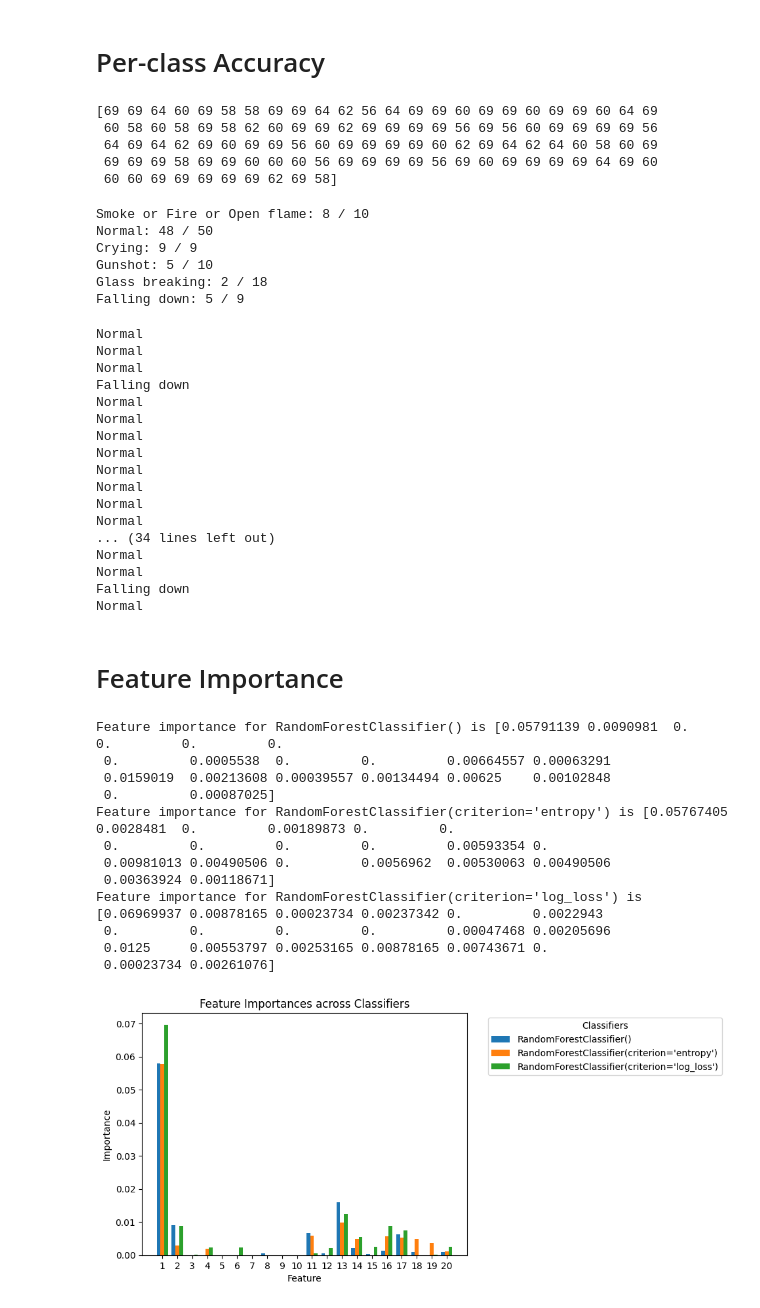
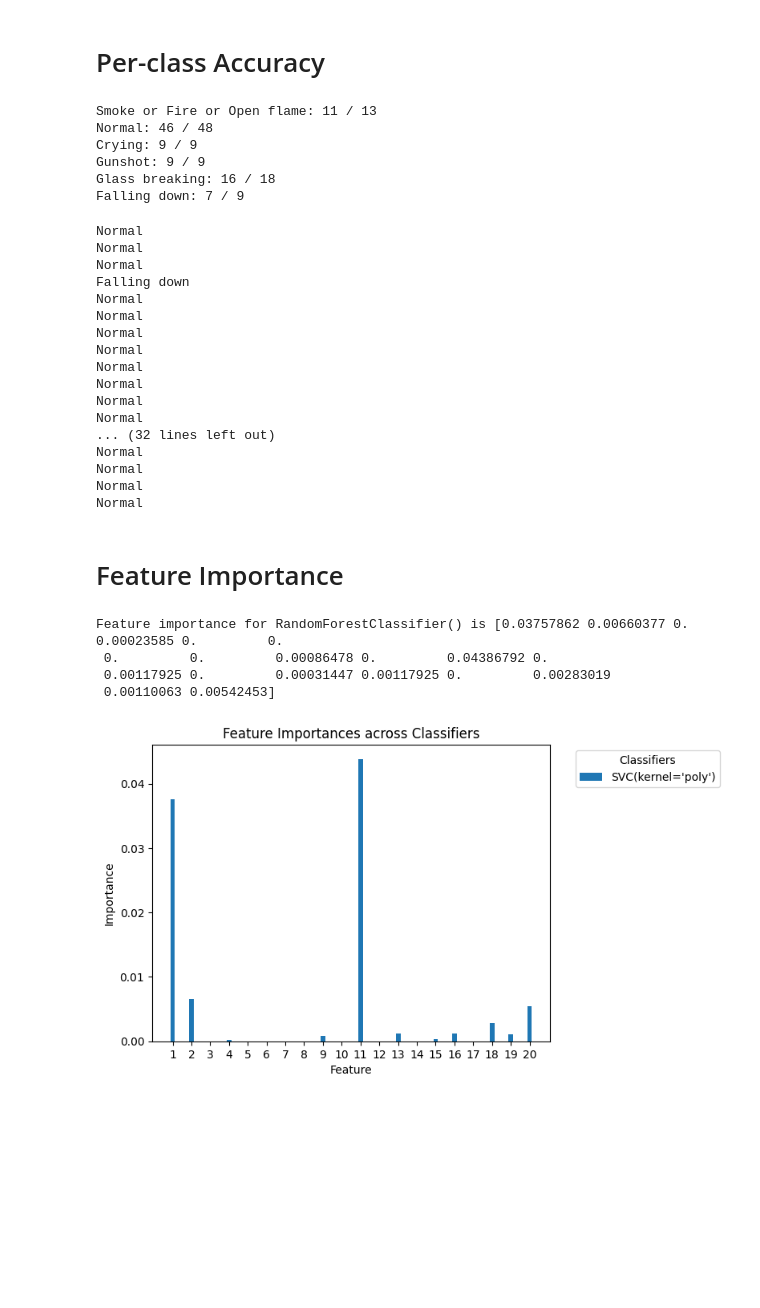
Before and after one commit to felicialuo/Smart_Home_Danger_Detection_Alert, a Jupyter notebook: ensemble.ipynb, the cells around one changed output. Saved outputs shown, nothing was run; the diff lists cells and outputs as text; code cells hidden in the pictures; blank space fills up the shorter version.

```diff
--- a/ensemble.ipynb
+++ b/ensemble.ipynb
@@ -89,17 +89,17 @@ y = np.array(vclip_labels)
 X_train, X_test, y_train, y_test = train_test_split(X, y, test_size=0.25, random_state=10)
 
 classifiers = [
-            #    SVC(kernel='poly'),
-            #    KNeighborsClassifier(),
-            #    KNeighborsClassifier(n_neighbors=12),
+               SVC(kernel='poly'),
+               KNeighborsClassifier(),
+               KNeighborsClassifier(n_neighbors=12),
                RandomForestClassifier(),
                RandomForestClassifier(criterion='entropy'),
                RandomForestClassifier(criterion='log_loss'),
-               # RandomForestClassifier(n_estimators=50, criterion='entropy'),
-               # RandomForestClassifier(n_estimators=30, criterion='entropy', max_depth=5)
+               RandomForestClassifier(n_estimators=50, criterion='entropy'),
+               RandomForestClassifier(n_estimators=30, criterion='entropy', max_depth=5)
             ]
 
-print("Leave one trial out cross-val accuracy for")
+print("Accuracy for")
 all_accuracies = []
 for clf_model in classifiers:
     # accuracy = []
@@ -128,0 +134,5 @@ Average accuracy across 3 ML models is 74.84%
+# %%
+selected = 3
+selected_model = classifiers[selected]
+
+y_pred = selected_model.predict(X_test)
@@ -129,18 +154,5 @@ Average accuracy across 3 ML models is 74.84%
 # %% [markdown]
 # Per-class Accuracy
-# %%
-selected = -1
-selected_model = classifiers[selected]
-
-y_pred = selected_model.predict(X_test)
-# %%
-print(y_pred)
-# %% [output]
-[69 69 64 60 69 58 58 69 69 64 62 56 64 69 69 60 69 69 60 69 69 60 64 69
- 60 58 60 58 69 58 62 60 69 69 62 69 69 69 69 56 69 56 60 69 69 69 69 56
- 64 69 64 62 69 60 69 69 56 60 69 69 69 69 60 62 69 64 62 64 60 58 60 69
- 69 69 69 58 69 69 60 60 60 56 69 69 69 69 56 69 60 69 69 69 69 64 69 60
- 60 60 69 69 69 69 69 62 69 58]
 # %%
 from collections import defaultdict
 
@@ -154,12 +166,12 @@ for i, label in enumerate(y_test):
 for label in total:
     print(f"{id2label[label]}: {correct[label]} / {total[label]}")
 # %% [output]
-Smoke or Fire or Open flame: 8 / 10
-Normal: 48 / 50
+Smoke or Fire or Open flame: 11 / 13
+Normal: 46 / 48
 Crying: 9 / 9
-Gunshot: 5 / 10
-Glass breaking: 2 / 18
-Falling down: 5 / 9
+Gunshot: 9 / 9
+Glass breaking: 16 / 18
+Falling down: 7 / 9
 # %%
 for i, label in enumerate(y_test):
     if id2label[label] == "Normal":
@@ -178,11 +190,11 @@ Normal
 Normal
 Normal
 Normal
-... (34 lines left out)
+... (32 lines left out)
 Normal
 Normal
-Falling down
 Normal
+Normal
 # %% [markdown]
 # Feature Importance
 # %%
@@ -192,49 +204,41 @@ import matplotlib.pyplot as plt
 feature_names = list(range(1, 21))
 
 all_importances = []
-for clf_model in classifiers:
+for clf_model in [classifiers[selected]]:
     importance = permutation_importance(clf_model, X_train, y_train, n_repeats=40, random_state=0)
     all_importances.append(importance.importances_mean)
     print("Feature importance for", clf_model, "is", importance.importances_mean)
 
 all_importances = np.array(all_importances)
 
 # Plot
 num_classifiers, num_features = all_importances.shape
 bar_width = 0.25  # Width of the bars
 x_indices = np.arange(num_features)  # X-axis positions for the bars
 
 # Create a bar for each classifier
 for i in range(num_classifiers):
     bars = plt.bar(x_indices + i * bar_width, all_importances[i], width=bar_width, label=str(classifiers[i]))
     # Add rankings
     rankings_id = np.argsort(all_importances[i])[::-1]
     rankings = np.zeros(num_features)
     for i, rank in enumerate(rankings_id):
         rankings[rank] = i
 
     # for bar, ranking in zip(bars, rankings):
     #     plt.text(bar.get_x() + bar.get_width() / 2, bar.get_height(), f'#{int(ranking + 1)}', ha='center', va='bottom')
 
 # Labels and Legend
 plt.xlabel('Feature')
 plt.ylabel('Importance')
 plt.title('Feature Importances across Classifiers')
 plt.xticks(x_indices + bar_width * (num_classifiers - 1) / 2, feature_names)
 plt.legend(title='Classifiers', bbox_to_anchor=(1.05, 1), loc='upper left')
 
 plt.show()
 # %% [output]
-Feature importance for RandomForestClassifier() is [0.05791139 0.0090981  0.         0.         0.         0.
- 0.         0.0005538  0.         0.         0.00664557 0.00063291
- 0.0159019  0.00213608 0.00039557 0.00134494 0.00625    0.00102848
- 0.         0.00087025]
-Feature importance for RandomForestClassifier(criterion='entropy') is [0.05767405 0.0028481  0.         0.00189873 0.         0.
- 0.         0.         0.         0.         0.00593354 0.
- 0.00981013 0.00490506 0.         0.0056962  0.00530063 0.00490506
- 0.00363924 0.00118671]
-Feature importance for RandomForestClassifier(criterion='log_loss') is [0.06969937 0.00878165 0.00023734 0.00237342 0.         0.0022943
- 0.         0.         0.         0.         0.00047468 0.00205696
- 0.0125     0.00553797 0.00253165 0.00878165 0.00743671 0.
- 0.00023734 0.00261076]
+Feature importance for RandomForestClassifier() is [0.03757862 0.00660377 0.         0.00023585 0.         0.
+ 0.         0.         0.00086478 0.         0.04386792 0.
+ 0.00117925 0.         0.00031447 0.00117925 0.         0.00283019
+ 0.00110063 0.00542453]
-[figure, old version]
+[figure, new version]
```
Also changed, not shown: parts of 4 cells of this notebook, 7 other files.
